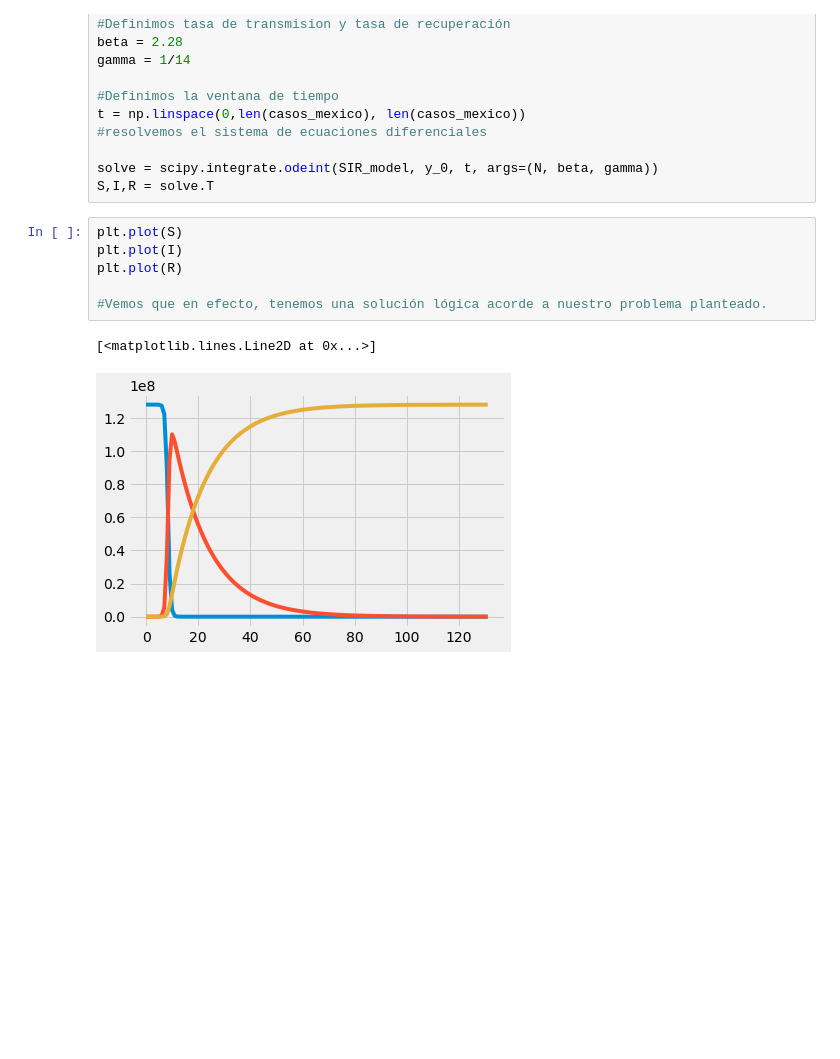
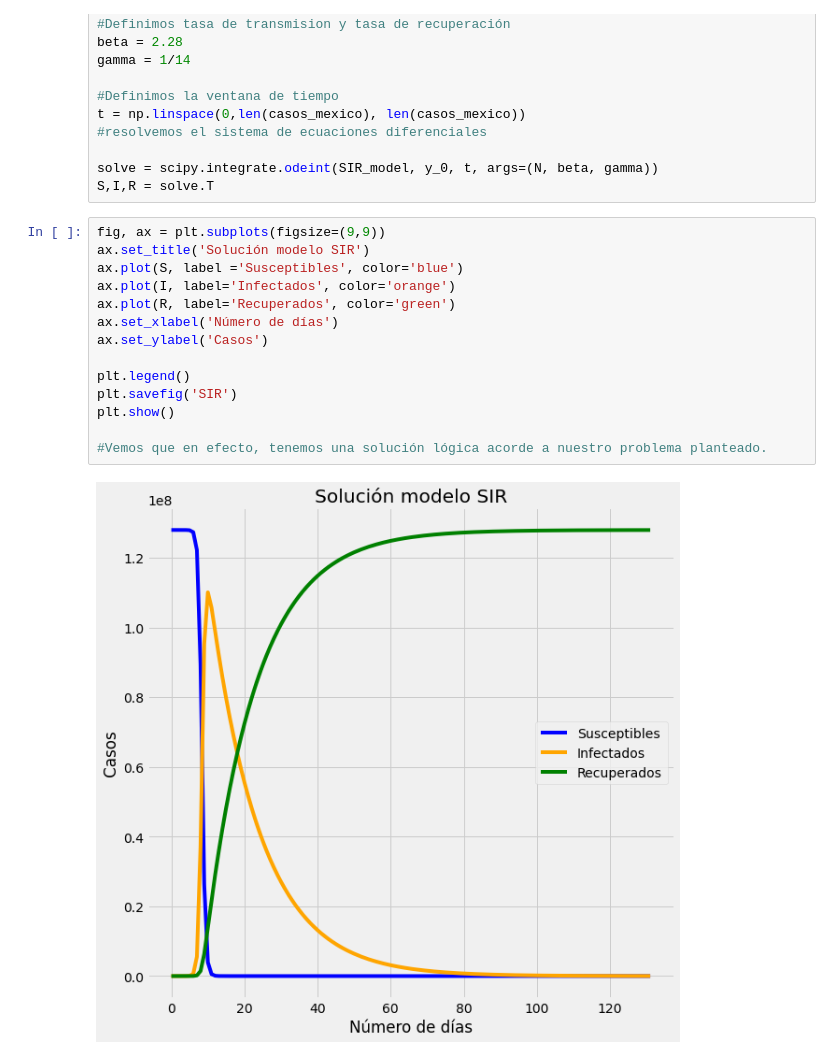
Before and after one commit to Physicworld/ProyectoIO, a Jupyter notebook: ProyectoIO_Notebook.ipynb, the cells around one changed output. Drawn from its saved outputs; the diff is of its cells as text; blank space fills up the shorter version.

```diff
--- a/ProyectoIO_Notebook.ipynb
+++ b/ProyectoIO_Notebook.ipynb
@@ -306,11 +309,18 @@ t = np.linspace(0,len(casos_mexico), len(casos_mexico))
 solve = scipy.integrate.odeint(SIR_model, y_0, t, args=(N, beta, gamma))
 S,I,R = solve.T
 # %%
-plt.plot(S)
-plt.plot(I)
-plt.plot(R)
+fig, ax = plt.subplots(figsize=(9,9))
+ax.set_title('Solución modelo SIR')
+ax.plot(S, label ='Susceptibles', color='blue')
+ax.plot(I, label='Infectados', color='orange')
+ax.plot(R, label='Recuperados', color='green')
+ax.set_xlabel('Número de días')
+ax.set_ylabel('Casos')
+
+plt.legend()
+plt.savefig('SIR')
+plt.show()
 
 #Vemos que en efecto, tenemos una solución lógica acorde a nuestro problema planteado.
 # %% [output]
-[<matplotlib.lines.Line2D at 0x...>]
-[figure, old version]
+[figure, new version]
```
Also changed, not shown: parts of 1 cell of this notebook.
